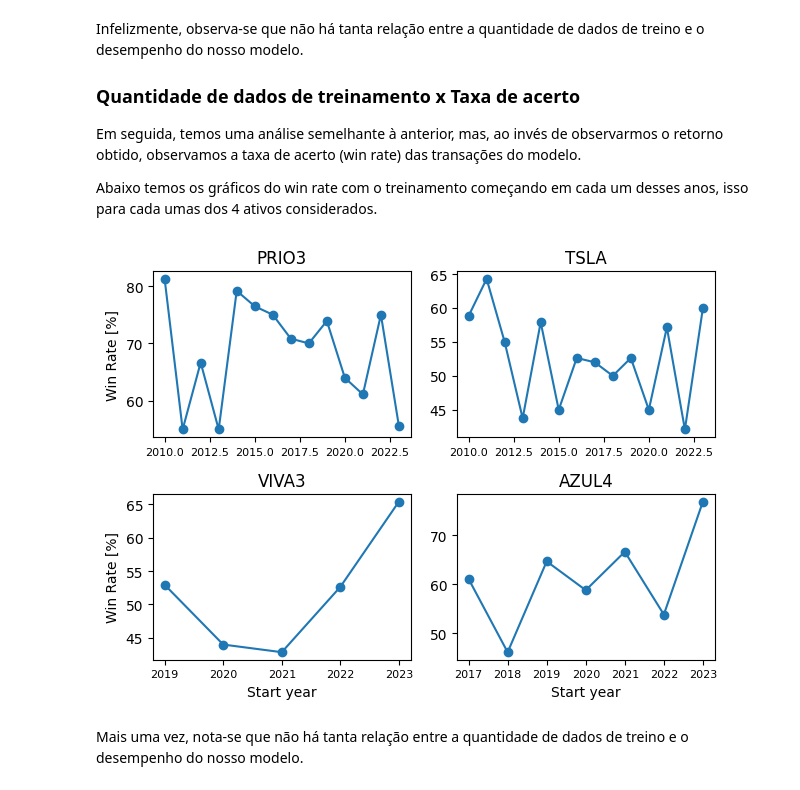
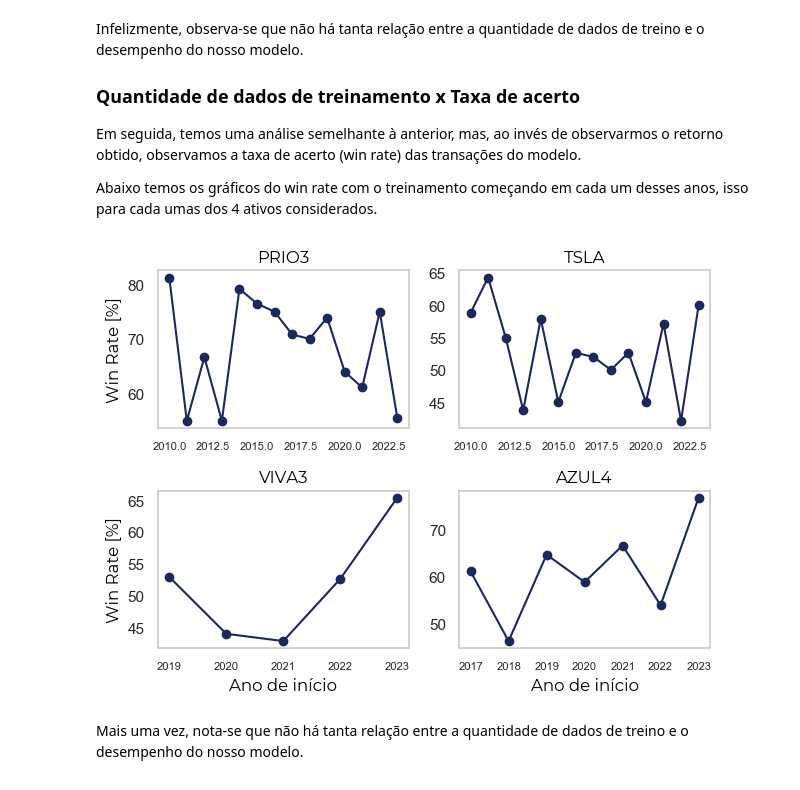
Before and after one commit to kauanmaf/field_project_cartesius, a Jupyter notebook: report.ipynb, the cells around one changed output. Cells and saved outputs as stored; diff of their text form; code cells hidden in the pictures.

```diff
--- a/report.ipynb
+++ b/report.ipynb
@@ -6,6 +6,10 @@ from analysis import *
 import matplotlib.pyplot as plt
 import pandas as pd
 from pathlib import Path
+import matplotlib as mpl
+df = pd.read_csv("results.csv")
+azul_cartesius = "#1c285c"
+fpath = Path(mpl.get_data_path(), r'C:\Users\kauan\AppData\Local\Microsoft\Windows\Fonts\Montserrat-Regular.ttf')
 # %% [markdown]
 # Field Project Cartesius Capital: trend following
 
@@ -102,7 +118,7 @@ A seguir, temos uma análise de como a quantidade de dados para treinamento do m
 
 Abaixo temos a visualização do retorno obtido com o treinamento começando em cada um desses anos, e isso para cada umas das nossas ações. Novamente, a linha vermelha indica o montante inicial do processo.
 # %%
-equities = {"PRIO3": test_train_time(prio_data, "Equity Final [$]"),
+equities_tempo = {"PRIO3": test_train_time(prio_data, "Equity Final [$]"),
             "TSLA": test_train_time(tsla_data, "Equity Final [$]"),
             "AZUL4": test_train_time(azul_data, "Equity Final [$]"),
             "VIVA3": test_train_time(viva_data, "Equity Final [$]")}
@@ -148,29 +186,34 @@ win_rates = {"PRIO3": test_train_time(prio_data, "Win Rate [%]"),
 # %%
 fig, axs = plt.subplots(2, 2)
 
-axs[0, 0].plot(win_rates["PRIO3"].keys(), win_rates["PRIO3"].values(), marker = "o")
-axs[0, 0].set_title('PRIO3')
-axs[0, 0].set_ylabel('Win Rate [%]')
+axs[0, 0].plot(win_rates["PRIO3"].keys(), win_rates["PRIO3"].values(), marker = "o", color = azul_cartesius)
+axs[0, 0].set_title('PRIO3', font = fpath, color = "black")
+axs[0, 0].set_ylabel('Win Rate [%]', font = fpath, color = "black")
+axs[0, 0].grid(False)
 
-axs[0, 1].plot(win_rates["TSLA"].keys(), win_rates["TSLA"].values(), marker = "o")
-axs[0, 1].set_title('TSLA')
+axs[0, 1].plot(win_rates["TSLA"].keys(), win_rates["TSLA"].values(), marker = "o", color = azul_cartesius)
+axs[0, 1].set_title('TSLA', font = fpath, color = "black")
+axs[0, 1].grid(False)
 
-axs[1, 0].plot(win_rates["VIVA3"].keys(), win_rates["VIVA3"].values(), marker = "o")
-axs[1, 0].set_title('VIVA3')
-axs[1, 0].set_ylabel('Win Rate [%]')
-axs[1, 0].set_xlabel('Start year')
+axs[1, 0].plot(win_rates["VIVA3"].keys(), win_rates["VIVA3"].values(), marker = "o", color = azul_cartesius)
+axs[1, 0].set_title('VIVA3', font = fpath, color = "black")
+axs[1, 0].set_ylabel('Win Rate [%]', font = fpath, color = "black")
+axs[1, 0].set_xlabel('Ano de início', font = fpath, color = "black")
+axs[1, 0].grid(False)
 
-axs[1, 1].plot(win_rates["AZUL4"].keys(), win_rates["AZUL4"].values(), marker = "o")
-axs[1, 1].set_title('AZUL4')
-axs[1, 1].set_xlabel('Start year')
+axs[1, 1].plot(win_rates["AZUL4"].keys(), win_rates["AZUL4"].values(), marker = "o", color = azul_cartesius)
+axs[1, 1].set_title('AZUL4', font = fpath, color = "black")
+axs[1, 1].set_xlabel('Ano de início', font = fpath, color = "black")
+axs[1, 1].grid(False)
+
 
 for ax in axs.flat:
     ax.tick_params(axis='x', labelsize=8)
 
 plt.tight_layout()
 plt.show()
 # %% [output]
-[figure, old version]
+[figure, new version]
 # %% [markdown]
 Mais uma vez, nota-se que não há tanta relação entre a quantidade de dados de treino e o desempenho do nosso modelo.
 # %% [markdown]
```
Also changed, not shown: parts of 5 cells of this notebook, 1 other file.
